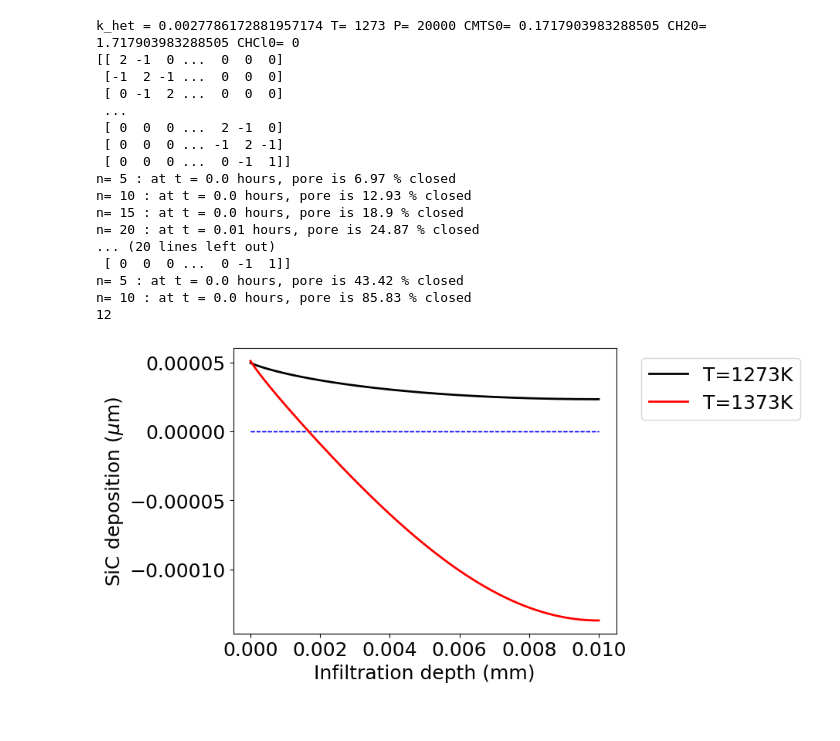
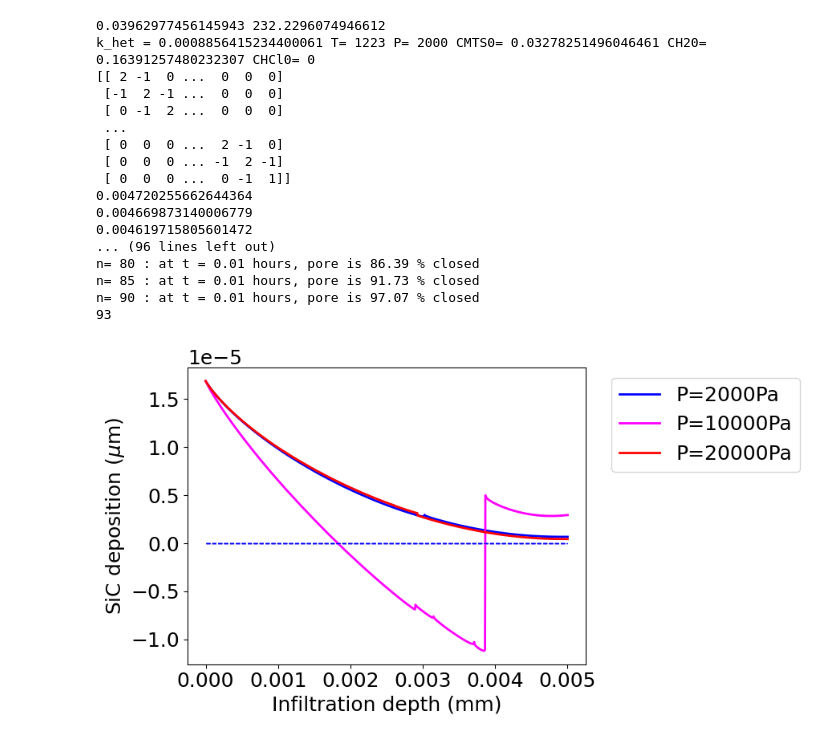
Before and after one commit to jjmarzia/cvisim, a Jupyter notebook: cvi-flux-implicit.ipynb, the cells around one changed output. Drawn from its saved outputs; the diff is of its cells as text; code cells hidden in the pictures.

```diff
--- a/cvi-flux-implicit.ipynb
+++ b/cvi-flux-implicit.ipynb
@@ -307,35 +353,41 @@ def cvi_sim_implicit(Tin,Pin, phi0in, rin, ain,plot_line_color,plot_line_label,d
 # %%
 #
 # Call the function cvi_sim
 #
 
 # Inputs: Temperature (K), pressure (Pa), pore diameter (m), aspect ratio, gas ratio,      ...
 #         plot line color, plot line label, dt, variable to be plotted between "phi" or "C".
 
 
 
 # cvi_sim_implicit(1223,20000,34e-6, 10e-3/34e-6, 5, "black","T=1273K",100,"phi")
 
 # plt.figure()
-# cvi_sim_implicit(1073,20000,100e-6, 100, 10, "blue","T=1073K",10000,"phi")
-cvi_sim_implicit(1273,20000,100e-6, 100, 10, "black","T=1273K",100,"phi")
-cvi_sim_implicit(1373,20000,100e-6, 100, 10, "red","T=1373K",100,"phi")
+
+cvi_sim_implicit(1223,2000,34e-6, 10e-3/34e-6, 5, "blue","P=2000Pa",500,"phi")
+cvi_sim_implicit(1223,10000,34e-6, 10e-3/34e-6, 5, "magenta","P=10000Pa",50,"phi")
+cvi_sim_implicit(1223,20000,34e-6, 10e-3/34e-6, 5, "red","P=20000Pa",50,"phi")
+
+# cvi_sim_implicit(1223,20000,100e-6, 100, 10, "yellow","P=20kPa",1000,"phi")
+# cvi_sim_implicit(1223,50000,100e-6, 100, 10, "red","P=50kPa",100,"phi")
+# cvi_sim_implicit(1223,5000,100e-6, 100, 10, "green","P=5kPa",1000,"phi")
+# cvi_sim_implicit(1223,500,100e-6, 100, 10, "blue","P=0.5kPa",10000,"phi")
 # %% [output]
-k_het = 0.0027786172881957174 T= 1273 P= 20000 CMTS0= 0.1717903983288505 CH20= 1.717903983288505 CHCl0= 0
+0.03962977456145943 232.2296074946612
+k_het = 0.0008856415234400061 T= 1223 P= 2000 CMTS0= 0.03278251496046461 CH20= 0.16391257480232307 CHCl0= 0
 [[ 2 -1  0 ...  0  0  0]
  [-1  2 -1 ...  0  0  0]
  [ 0 -1  2 ...  0  0  0]
  ...
  [ 0  0  0 ...  2 -1  0]
  [ 0  0  0 ... -1  2 -1]
  [ 0  0  0 ...  0 -1  1]]
-n= 5 : at t = 0.0 hours, pore is 6.97 % closed
-n= 10 : at t = 0.0 hours, pore is 12.93 % closed
-n= 15 : at t = 0.0 hours, pore is 18.9 % closed
-n= 20 : at t = 0.01 hours, pore is 24.87 % closed
-... (20 lines left out)
- [ 0  0  0 ...  0 -1  1]]
-n= 5 : at t = 0.0 hours, pore is 43.42 % closed
-n= 10 : at t = 0.0 hours, pore is 85.83 % closed
-12
+0.004720255662644364
+0.004669873140006779
+0.004619715805601472
+... (96 lines left out)
+n= 80 : at t = 0.01 hours, pore is 86.39 % closed
+n= 85 : at t = 0.01 hours, pore is 91.73 % closed
+n= 90 : at t = 0.01 hours, pore is 97.07 % closed
+93
-[figure, old version]
+[figure, new version]
```
Also changed, not shown: parts of 1 cell of this notebook, 24 other files.
